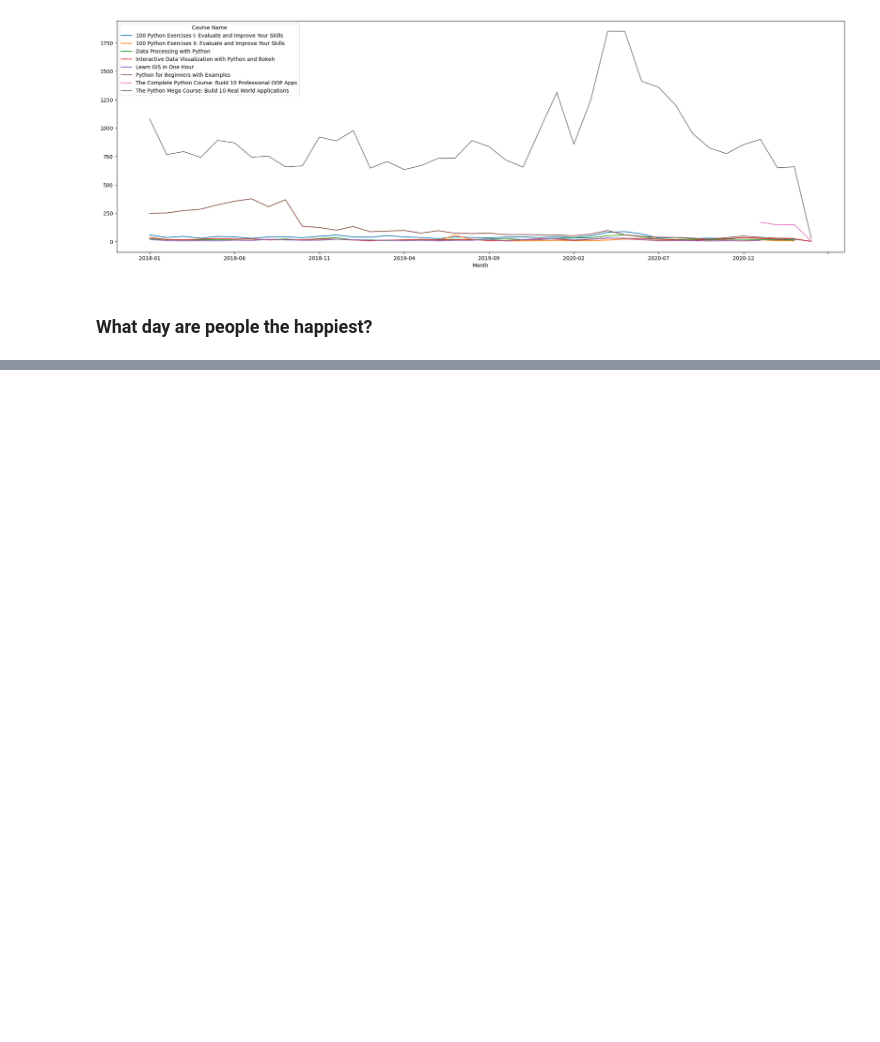
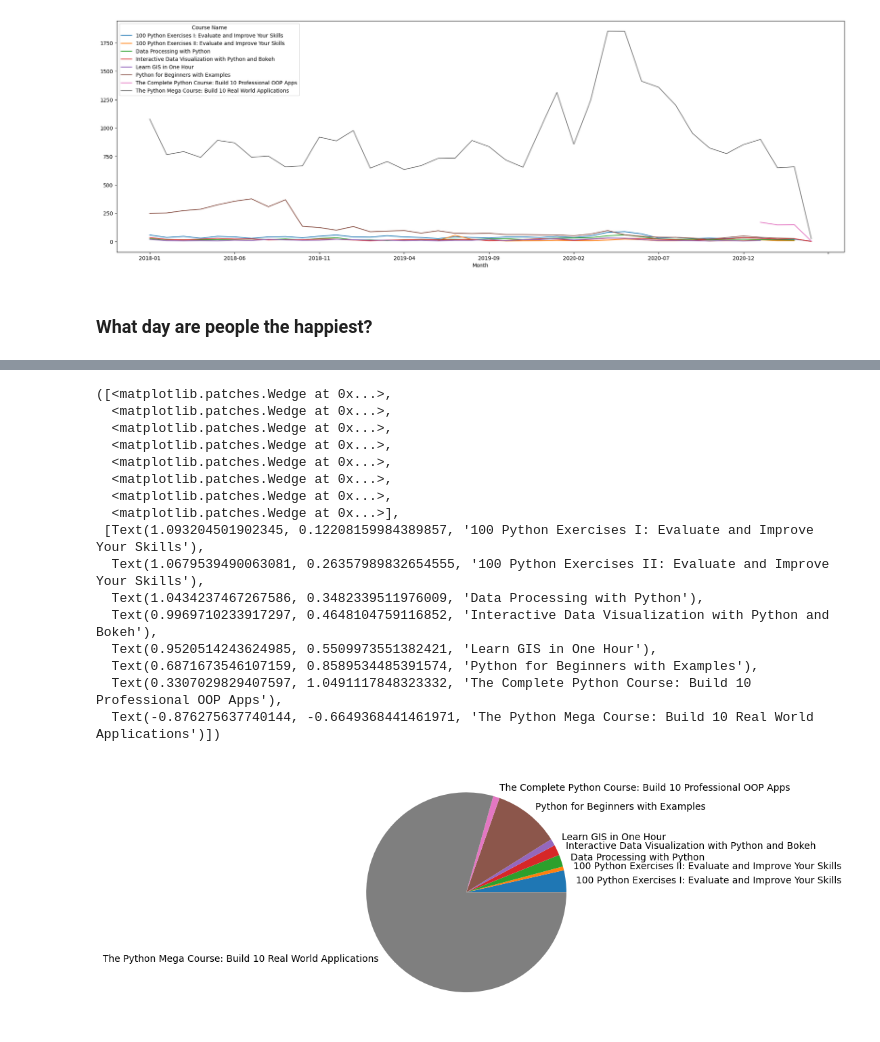
Before and after one commit to Macpdleonr/Python, a Jupyter notebook: Udemy/1Data Analysis and Visualization/Untitled.ipynb, the cells around one changed output, grey strips where cells are left out. Cells and saved outputs as stored; diff of their text form; code cells hidden in the pictures; blank space fills up the shorter version.

```diff
--- a/Udemy/1Data Analysis and Visualization/Untitled.ipynb
+++ b/Udemy/1Data Analysis and Visualization/Untitled.ipynb
@@ -68,6 +68,12 @@ month_average_crs.plot(figsize=(25, 8))
 ### What day are people the happiest?
 # %%
 data['Weekday'] = data['Timestamp'].dt.strftime('%A')
-weekday_average = data.groupby(['Weekday']).mean()
-plt.plot(weekday_average.index, weekday_average['Rating'])
+data['Daynumber'] = data['Timestamp'].dt.strftime('%w')
+data
+
+weekday_average = data.groupby(['Weekday', 'Daynumber']).mean()
+weekday_average = weekday_average.sort_values('Daynumber')
+
+plt.figure(figsize=[15,3])
+plt.plot(weekday_average.index.get_level_values(0), weekday_average['Rating'])
 # %% [output]
@@ -74,0 +95,3 @@ TypeError: agg function failed [how->mean,dtype->object]
+# %%
+share = data.groupby(['Course Name'])['Rating'].count()
+share
@@ -74,0 +109,20 @@ TypeError: agg function failed [how->mean,dtype->object]
+# %%
+plt.pie(share, labels=share.index)
+# %% [output]
+([<matplotlib.patches.Wedge at 0x...>,
+  <matplotlib.patches.Wedge at 0x...>,
+  <matplotlib.patches.Wedge at 0x...>,
+  <matplotlib.patches.Wedge at 0x...>,
+  <matplotlib.patches.Wedge at 0x...>,
+  <matplotlib.patches.Wedge at 0x...>,
+  <matplotlib.patches.Wedge at 0x...>,
+  <matplotlib.patches.Wedge at 0x...>],
+ [Text(1.093204501902345, 0.12208159984389857, '100 Python Exercises I: Evaluate and Improve Your Skills'),
+  Text(1.0679539490063081, 0.26357989832654555, '100 Python Exercises II: Evaluate and Improve Your Skills'),
+  Text(1.0434237467267586, 0.3482339511976009, 'Data Processing with Python'),
+  Text(0.9969710233917297, 0.4648104759116852, 'Interactive Data Visualization with Python and Bokeh'),
+  Text(0.9520514243624985, 0.5509973551382421, 'Learn GIS in One Hour'),
+  Text(0.6871673546107159, 0.8589534485391574, 'Python for Beginners with Examples'),
+  Text(0.3307029829407597, 1.0491117848323332, 'The Complete Python Course: Build 10 Professional OOP Apps'),
+  Text(-0.876275637740144, -0.6649368441461971, 'The Python Mega Course: Build 10 Real World Applications')])
+[figure, added]
```
Also changed, not shown: parts of 3 cells of this notebook.
